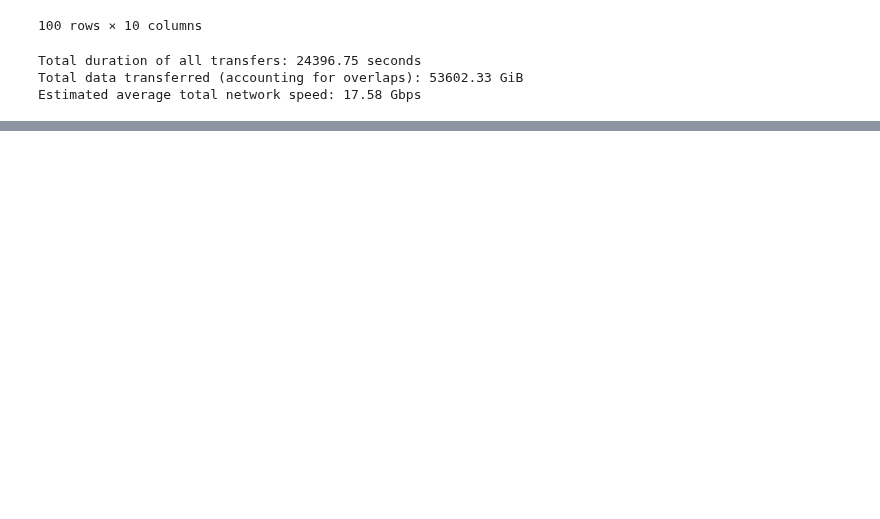
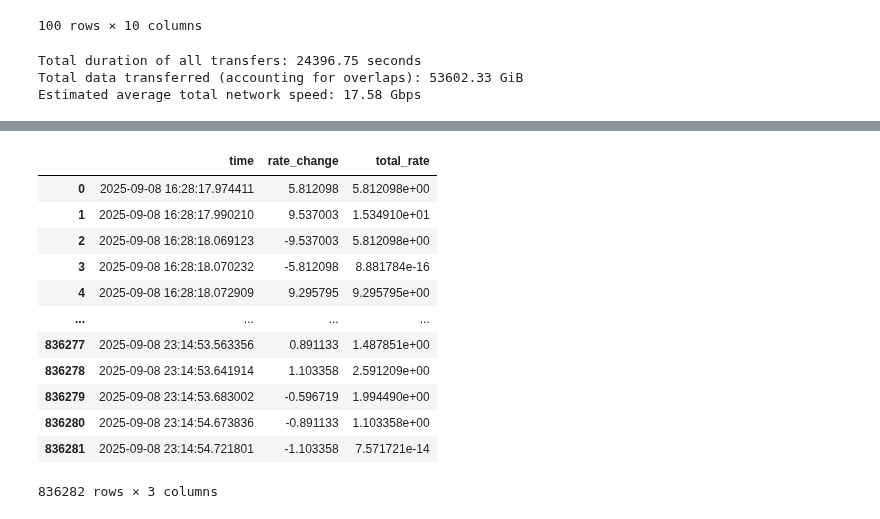
Before and after one commit to lsst-uk/csd3-echo-somerville, a Jupyter notebook: csd3-side/notebooks/transfer_speeds_from_log.ipynb, the cells around one changed output, grey strips where cells are left out. Saved outputs shown, nothing was run; the diff lists cells and outputs as text; code cells hidden in the pictures; blank space fills up the shorter version.

```diff
--- a/csd3-side/notebooks/transfer_speeds_from_log.ipynb
+++ b/csd3-side/notebooks/transfer_speeds_from_log.ipynb
@@ -274,0 +318,16 @@ Estimated average total network speed: 17.58 Gbps
+# %%
+events_df
+# %% [output]
+|  | time | rate_change | total_rate |
+| 0 | 2025-09-08 16:28:17.974411 | 5.812098 | 5.812098e+00 |
+| 1 | 2025-09-08 16:28:17.990210 | 9.537003 | 1.534910e+01 |
+| 2 | 2025-09-08 16:28:18.069123 | -9.537003 | 5.812098e+00 |
+| 3 | 2025-09-08 16:28:18.070232 | -5.812098 | 8.881784e-16 |
+| 4 | 2025-09-08 16:28:18.072909 | 9.295795 | 9.295795e+00 |
+| ... | ... | ... | ... |
+| 836277 | 2025-09-08 23:14:53.563356 | 0.891133 | 1.487851e+00 |
+| 836278 | 2025-09-08 23:14:53.641914 | 1.103358 | 2.591209e+00 |
+| 836279 | 2025-09-08 23:14:53.683002 | -0.596719 | 1.994490e+00 |
+| 836280 | 2025-09-08 23:14:54.673836 | -0.891133 | 1.103358e+00 |
+| 836281 | 2025-09-08 23:14:54.721801 | -1.103358 | 7.571721e-14 |
+836282 rows × 3 columns
```
Also changed, not shown: parts of 3 cells of this notebook.
